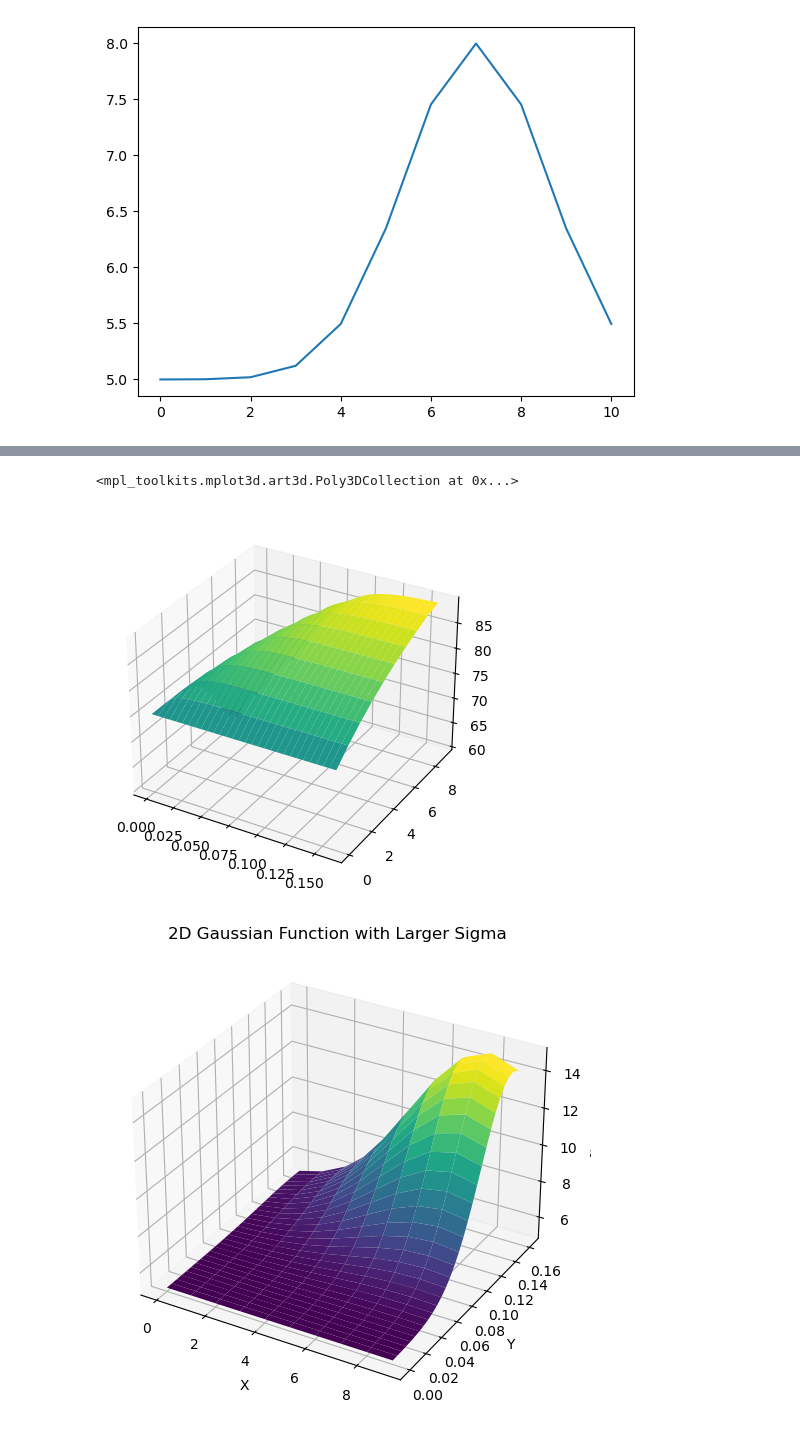
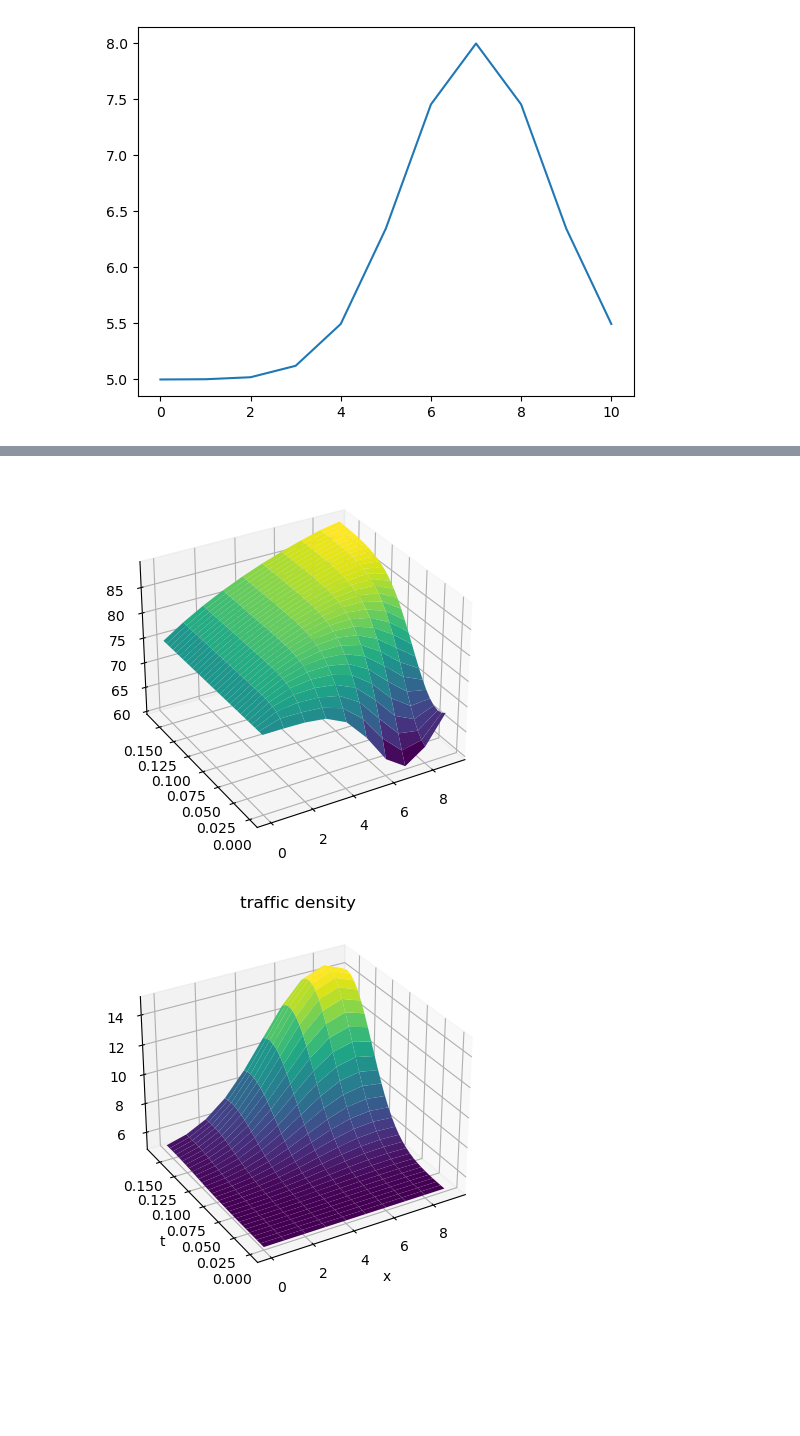
Before and after one commit to izalu24/Praca-licencjacka, a Jupyter notebook: rozwiazania.ipynb, the cells around one changed output, grey strips where cells are left out. Drawn from its saved outputs; the diff is of its cells as text; code cells hidden in the pictures; blank space fills up the shorter version.

```diff
--- a/rozwiazania.ipynb
+++ b/rozwiazania.ipynb
@@ -56,35 +56,34 @@ ax.plot_surface(T, S, rho.transpose()[0:-1, 0:-1], cmap='viridis', edgecolor='no
 # %%
 ax = plt.axes(projection='3d')
-ax.plot_surface(T, S, v.transpose()[0:-1, 0:-1], cmap='viridis', edgecolor='none')
+ax.plot_surface(S, T, v.transpose()[0:-1, 0:-1], cmap='viridis', edgecolor='none')
+ax.view_init(elev=30, azim=-120)
 # %% [output]
-<mpl_toolkits.mplot3d.art3d.Poly3DCollection at 0x...>
-[figure, old version]
+[figure, new version]
 # %%
 M = 5
 A = 10
 x0, y0 = 8.0, 0.15  # Center of the peak
 sigma_x, sigma_y = 3.0, 0.04  # Increased widths for a smoother peak
 
 # Create a grid of x and y values
 x = np.linspace(0, 10, 100)
 y = np.linspace(0, 10, 100)
 X, Y = np.meshgrid(x, y)
 
 # Compute the Gaussian function
 Z = M + A * np.exp(-((S - x0)**2 / (2 * sigma_x**2) + (T - y0)**2 / (2 * sigma_y**2)))
 
 # Plotting
-fig = plt.figure(figsize=(8, 6))
-ax = fig.add_subplot(111, projection='3d')
+ax = plt.axes(projection='3d')
 ax.plot_surface(S, T, Z, cmap='viridis')
+ax.view_init(elev=30, azim=-120)
+ax.set_xlabel('x')
 
-ax.set_xlabel('X')
-ax.set_ylabel('Y')
-ax.set_zlabel('f(x, y)')
-ax.set_title('2D Gaussian Function with Larger Sigma')
+ax.set_ylabel('t')
+ax.set_title('traffic density')
 
 plt.show()
 # %% [output]
-[figure, old version]
+[figure, new version]
 # %% [markdown]
 Sprawdzenie czy algorytm dobrze rozwiązuje
```
Also changed, not shown: parts of 2 cells of this notebook.
